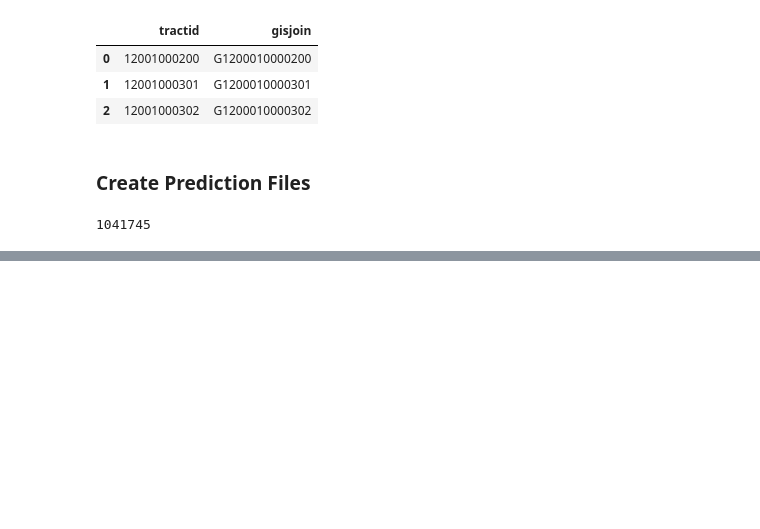
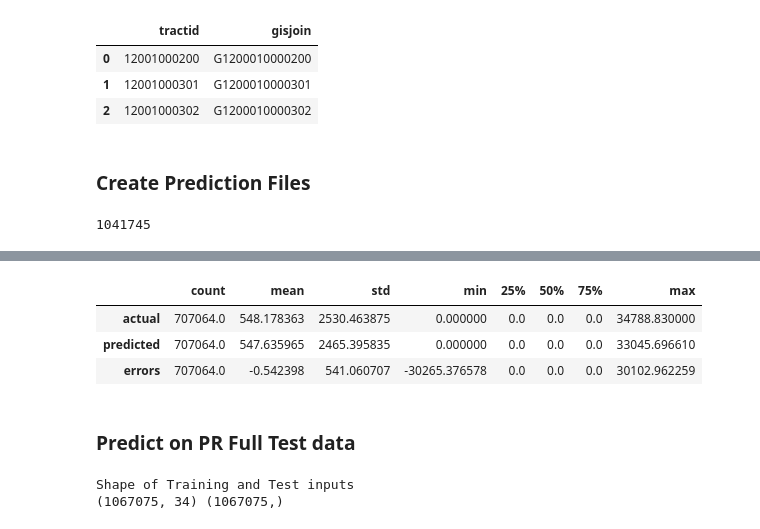
Before and after one commit to sonaliserro/w210-bluetarp, a Jupyter notebook: modeling/RandomForest_Predict.ipynb, the cells around one changed output, grey strips where cells are left out. Cells and saved outputs as stored; diff of their text form; code cells hidden in the pictures; blank space fills up the shorter version.

```diff
--- a/modeling/RandomForest_Predict.ipynb
+++ b/modeling/RandomForest_Predict.ipynb
@@ -613,0 +653,3 @@ femaTestData_CensusTract.to_csv("./predictions/FEMA-Large-PR-predictions-censusT
+# %%
+femaFullTrainData = pd.read_csv('../data/open-fema/FEMA-Large-Demographics-FL-TX.csv')
+print('There are {} records in our training dataset.'.format(len(femaFullTrainData)))
@@ -613,0 +705,3 @@ femaTestData_CensusTract.to_csv("./predictions/FEMA-Large-PR-predictions-censusT
+# %%
+femaFullTrainDf = femaFullTrainData[femaFullTrainData.columns[~femaFullTrainData.columns.isin(
+    ihp_exclude_cols + demo_exclude_cols + demo_dvi_col + demo_rate_cols)]]
@@ -613,0 +726,2 @@ femaTestData_CensusTract.to_csv("./predictions/FEMA-Large-PR-predictions-censusT
+# %%
+model_rf_full_best, y_pred, y_test = run_rf_grid_search(femaFullTrainDf, frac = 1.0, scoring = 'neg_mean_squared_error')
@@ -613,0 +749,17 @@ femaTestData_CensusTract.to_csv("./predictions/FEMA-Large-PR-predictions-censusT
+# %%
+# Look at the distribution of predictions/actuals/errors
+results_df = pd.DataFrame({'actual': y_test, 'predicted': y_pred})
+results_df['errors'] = results_df['predicted'] - results_df['actual']
+results_df.describe().transpose()
+# %% [output]
+|  | count | mean | std | min | 25% | 50% | 75% | max |
+| actual | 707064.0 | 548.178363 | 2530.463875 | 0.000000 | 0.0 | 0.0 | 0.0 | 34788.830000 |
+| predicted | 707064.0 | 547.635965 | 2465.395835 | 0.000000 | 0.0 | 0.0 | 0.0 | 33045.696610 |
+| errors | 707064.0 | -0.542398 | 541.060707 | -30265.376578 | 0.0 | 0.0 | 0.0 | 30102.962259 |
+# %% [markdown]
+### Predict on PR Full Test data
+# %%
+y_pred, y_test = predict(femaFullTestDf, model_rf_full_best)
+# %% [output]
+Shape of Training and Test inputs
+(1067075, 34) (1067075,)
```
Also changed, not shown: parts of 20 cells of this notebook.
